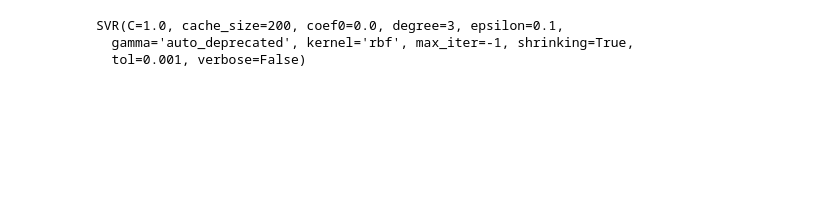
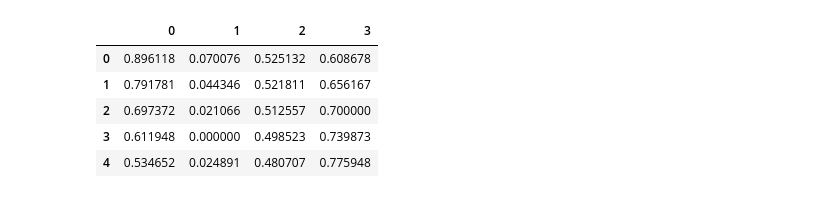
Before and after one commit to baibai25/Lecture, a Jupyter notebook: gtm/modeling.ipynb, the cells around one changed output. Cells and saved outputs as stored; diff of their text form; code cells hidden in the pictures; blank space fills up the shorter version.

```diff
--- a/gtm/modeling.ipynb
+++ b/gtm/modeling.ipynb
@@ -25,0 +38,9 @@ lagged = np.roll(data, -t)[:-t]
+# %%
+df.head()
+# %% [output]
+|  | 0 | 1 | 2 | 3 |
+| 0 | 0.896118 | 0.070076 | 0.525132 | 0.608678 |
+| 1 | 0.791781 | 0.044346 | 0.521811 | 0.656167 |
+| 2 | 0.697372 | 0.021066 | 0.512557 | 0.700000 |
+| 3 | 0.611948 | 0.000000 | 0.498523 | 0.739873 |
+| 4 | 0.534652 | 0.024891 | 0.480707 | 0.775948 |
@@ -29,7 +55,0 @@ from sklearn.svm import SVR
-# %%
-clf = SVR(kernel='rbf', gamma='auto_deprecated')
-clf.fit(unlagged[0:10000], lagged[0:10000])
-# %% [output]
-SVR(C=1.0, cache_size=200, coef0=0.0, degree=3, epsilon=0.1,
-  gamma='auto_deprecated', kernel='rbf', max_iter=-1, shrinking=True,
-  tol=0.001, verbose=False)
```
Also changed, not shown: parts of 13 cells of this notebook.
